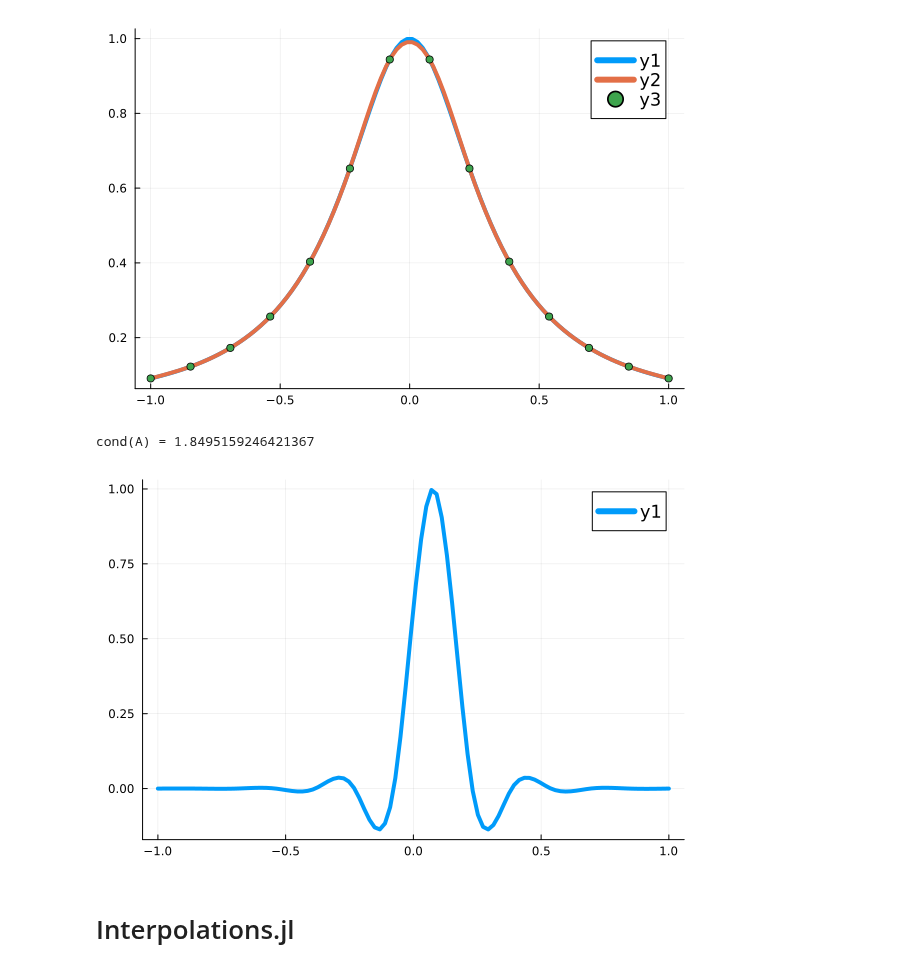
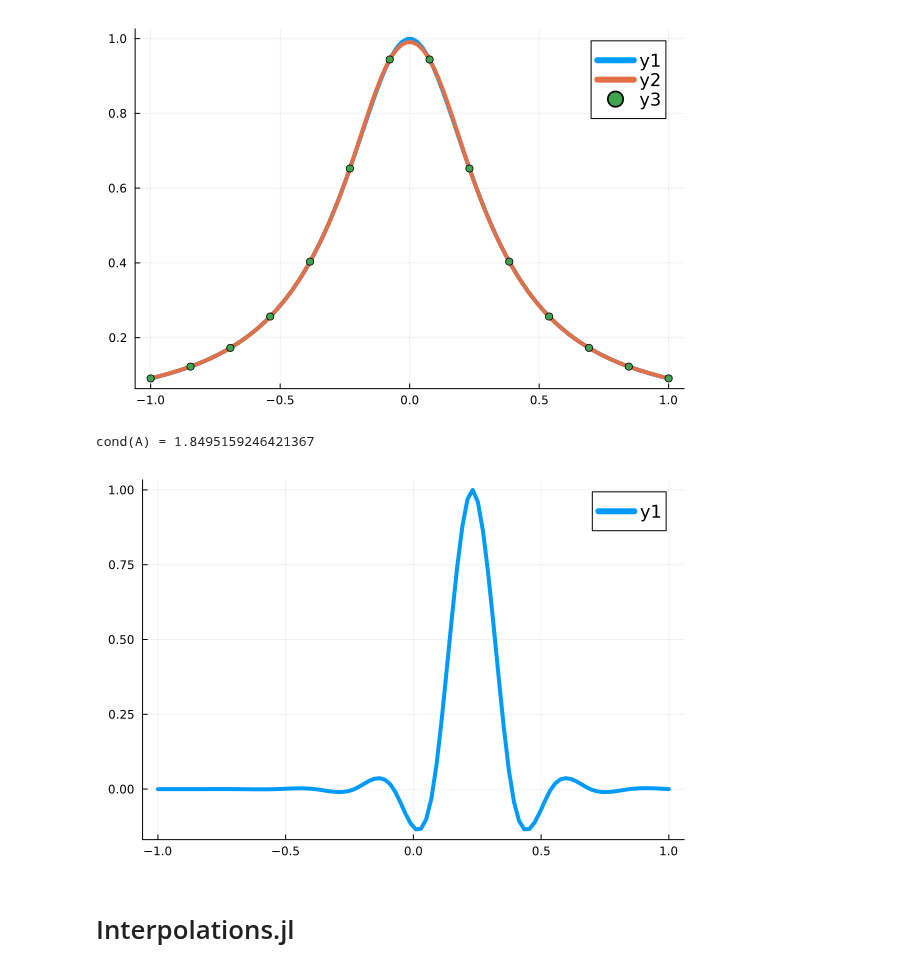
Before and after one commit to cu-numcomp/fall26, a Jupyter notebook: slides/2026-10-12-splines.ipynb, the cells around one changed output. Cells and saved outputs as stored; diff of their text form; code cells hidden in the pictures.

```diff
--- a/slides/2026-10-12-splines.ipynb
+++ b/slides/2026-10-12-splines.ipynb
@@ -324,10 +324,10 @@ scatter!(x, y)
 [figure]
 # %%
 @show cond(A)
-plot(s, A[:,8])
+plot(s, A[:,9])
 # %% [output]
 cond(A) = 1.8495159246421367
-[figure, old version]
+[figure, new version]
 # %% [markdown]
 # Interpolations.jl
 # %%
```
Also changed, not shown: parts of 1 cell of this notebook, 2 other files.
